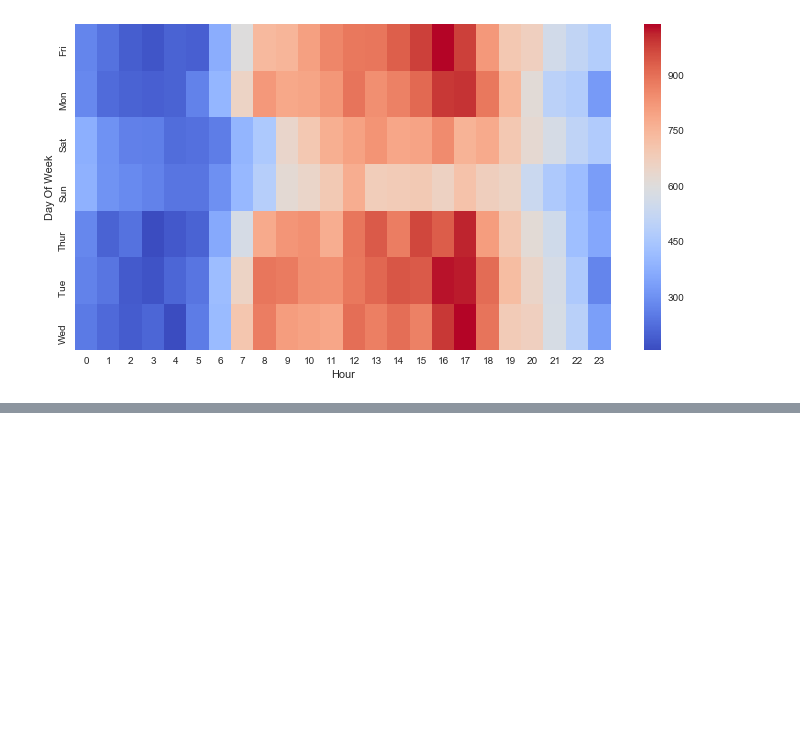
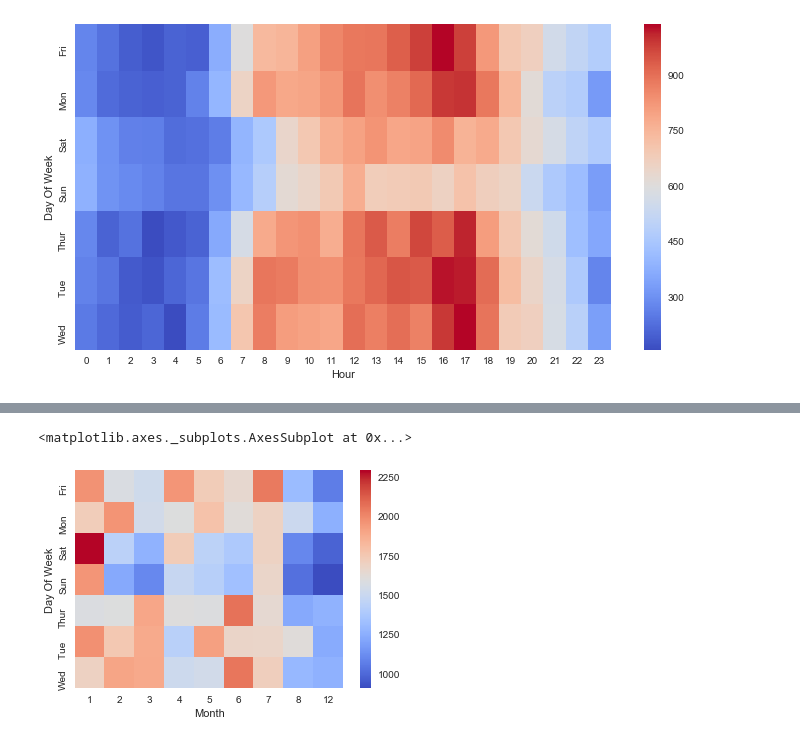
Before and after one commit to IrwingD/ML--Exploratory-Data-Analysis-Basics, a Jupyter notebook: 911 Calls.ipynb, the cells around one changed output, grey strips where cells are left out. Saved outputs shown, nothing was run; the diff lists cells and outputs as text; code cells hidden in the pictures; blank space fills up the shorter version.

```diff
--- a/911 Calls.ipynb
+++ b/911 Calls.ipynb
@@ -326,0 +335,7 @@ sns.heatmap(day_by_hour,cmap='coolwarm')
+# %%
+month_by_day=df.groupby(['Day Of Week','Month']).count()['e'].unstack()
+# %%
+sns.heatmap(month_by_day,cmap='coolwarm')
+# %% [output]
+<matplotlib.axes._subplots.AxesSubplot at 0x...>
+[figure, added]
```
Also changed, not shown: parts of 5 cells of this notebook.
